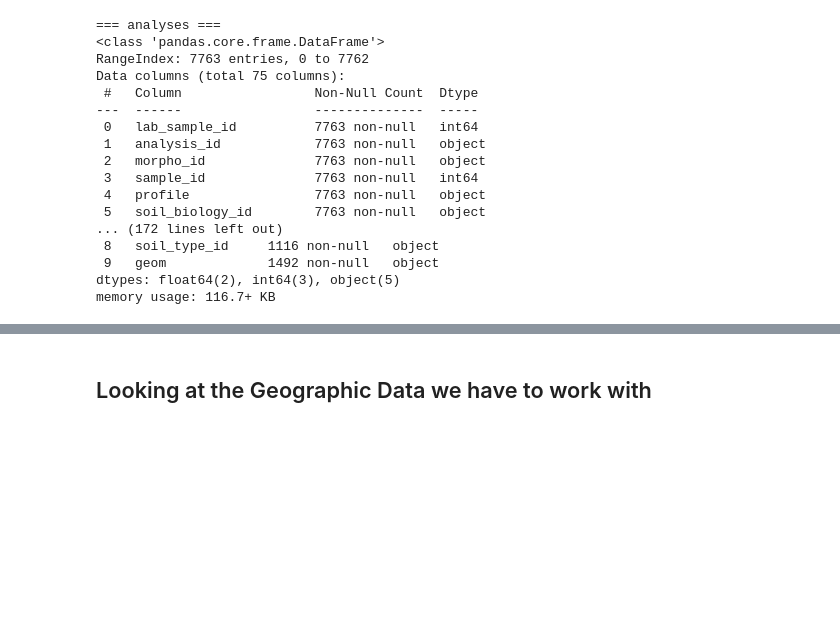
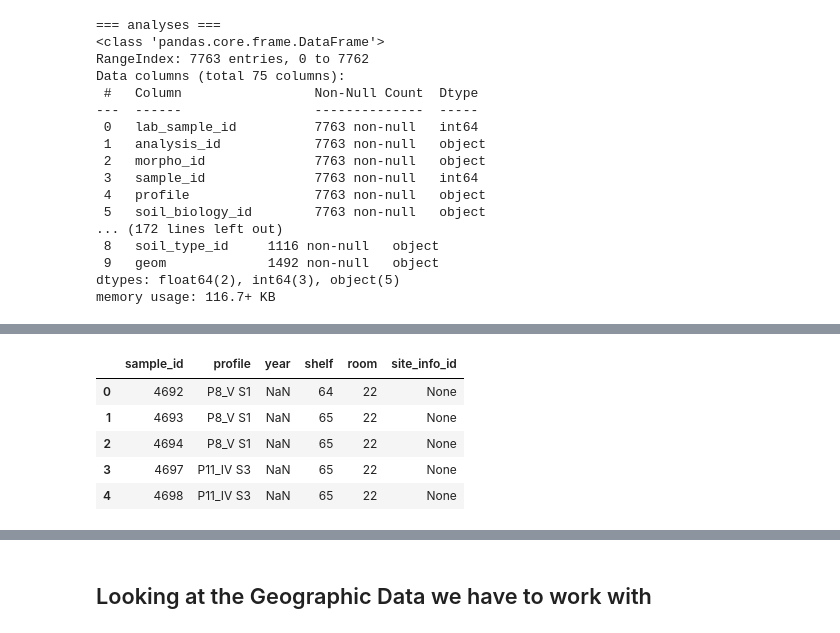
Before and after one commit to inesschwartz/ThesisSoilAngola, a Jupyter notebook: EDA/general_EDA.ipynb, the cells around one changed output, grey strips where cells are left out. Cells and saved outputs as stored; diff of their text form; code cells hidden in the pictures; blank space fills up the shorter version.

```diff
--- a/EDA/general_EDA.ipynb
+++ b/EDA/general_EDA.ipynb
@@ -391,3 +391,12 @@ climate_feat.head()
 | 2 | 3 | NaN | NaN |  |  |  | ... |
 | 3 | 4 | 21.5 | 1500.0 | Tropical chuvoso com estacao seca... | Humido | Tropustico udico | ... |
 | 4 | 5 | NaN | NaN |  |  |  | ... |
+# %%
+samples.head()
+# %% [output]
+|  | sample_id | profile | year | shelf | room | site_info_id |
+| 0 | 4692 | P8_V S1 | NaN | 64 | 22 | None |
+| 1 | 4693 | P8_V S1 | NaN | 65 | 22 | None |
+| 2 | 4694 | P8_V S1 | NaN | 65 | 22 | None |
+| 3 | 4697 | P11_IV S3 | NaN | 65 | 22 | None |
+| 4 | 4698 | P11_IV S3 | NaN | 65 | 22 | None |
```
Also changed, not shown: parts of 2 cells of this notebook, 3 other files.
